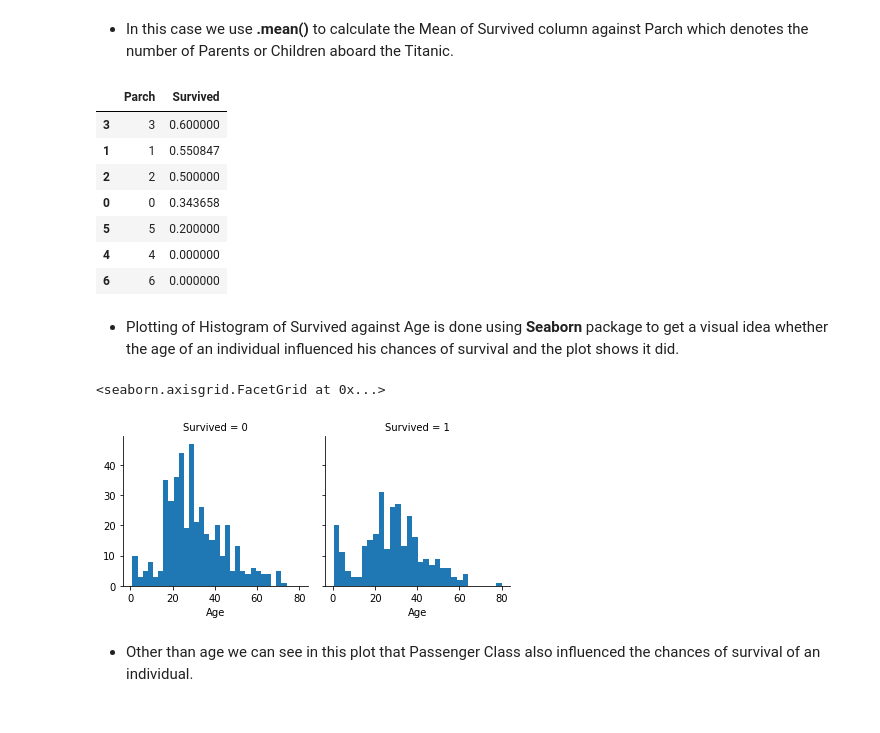
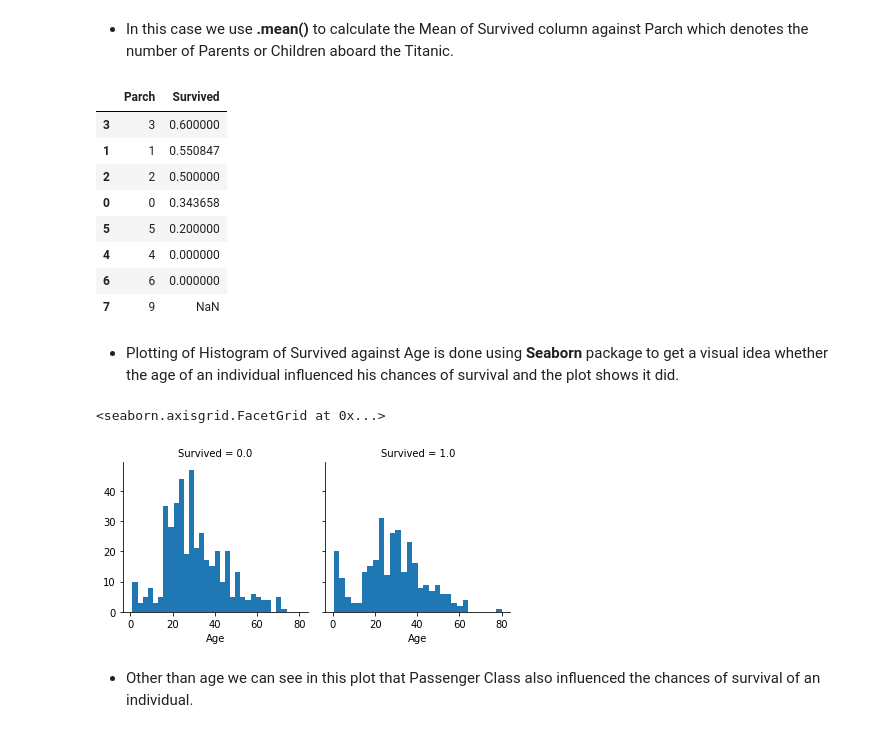
Before and after one commit to davified/refactoring-exercise, a Jupyter notebook: notebooks/getting-started-with-titanic-dataset-refactored.ipynb, the cells around one changed output. Drawn from its saved outputs; the diff is of its cells as text; code cells hidden in the pictures.

```diff
--- a/notebooks/getting-started-with-titanic-dataset-refactored.ipynb
+++ b/notebooks/getting-started-with-titanic-dataset-refactored.ipynb
@@ -162,7 +160,7 @@ train_df[['SibSp','Survived']].groupby(['SibSp'],as_index=False).mean().sort_val
 # %% [markdown]
 * In this case we use **.mean()** to calculate the Mean of Survived column against Parch which denotes the number of Parents or Children aboard the Titanic.
 # %%
-train_df[['Parch','Survived']].groupby(['Parch'],as_index=False).mean().sort_values(by='Survived',ascending=False)
+df[['Parch','Survived']].groupby(['Parch'],as_index=False).mean().sort_values(by='Survived',ascending=False)
 # %% [output]
 |  | Parch | Survived |
 | 3 | 3 | 0.600000 |
@@ -172,14 +170,15 @@ train_df[['Parch','Survived']].groupby(['Parch'],as_index=False).mean().sort_val
 | 5 | 5 | 0.200000 |
 | 4 | 4 | 0.000000 |
 | 6 | 6 | 0.000000 |
+| 7 | 9 | NaN |
 # %% [markdown]
 * Plotting of Histogram of Survived against Age is done using **Seaborn** package to get a visual idea whether the age of an individual influenced his chances of survival and the plot shows it did.
 # %%
-g=sns.FacetGrid(train_df,col='Survived')
+g=sns.FacetGrid(df,col='Survived')
 g.map(plt.hist,'Age',bins=30)
 # %% [output]
 <seaborn.axisgrid.FacetGrid at 0x...>
-[figure, old version]
+[figure, new version]
 # %% [markdown]
 * Other than age we can see in this plot that Passenger Class also influenced the chances of survival of an individual.
 # %%
```
Also changed, not shown: parts of 41 cells of this notebook.
